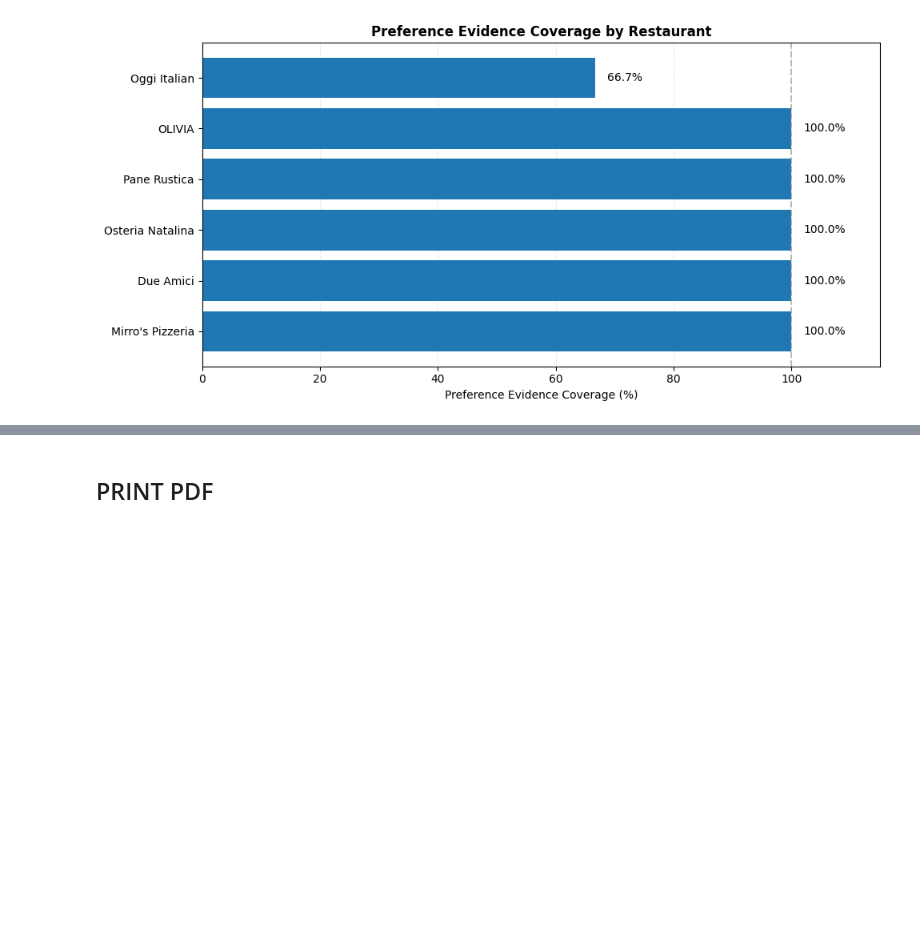
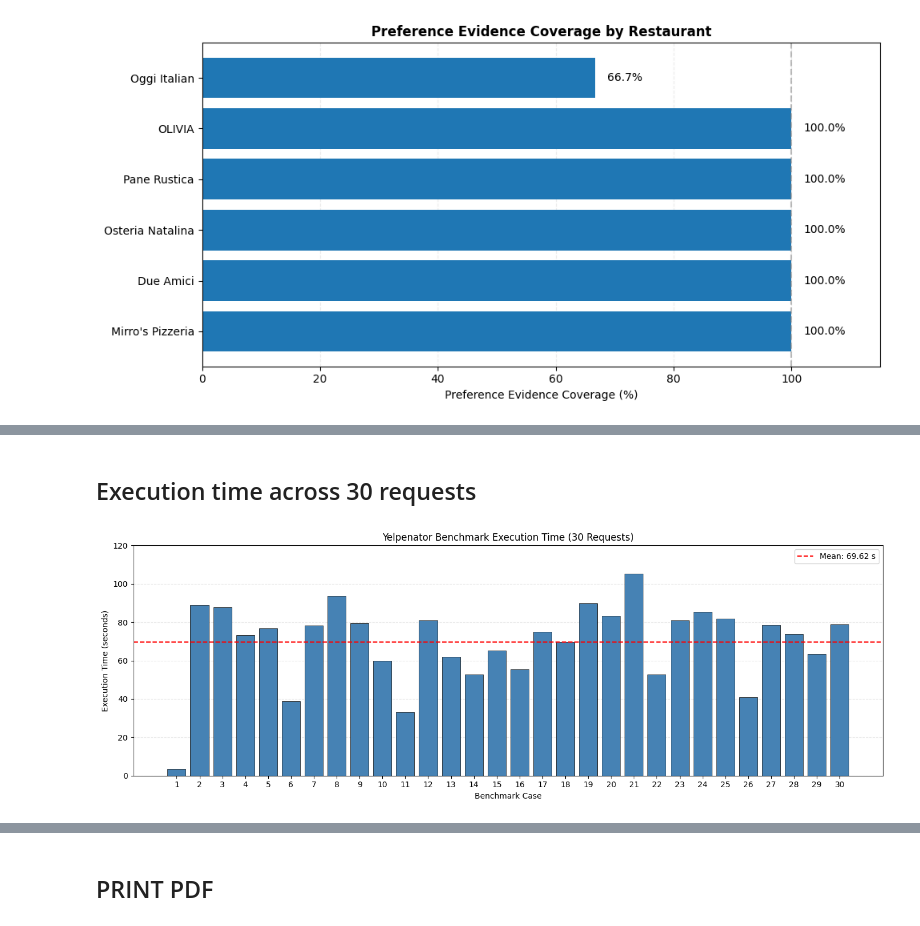
Before and after one commit to behar43/CAP6938_AI_Knowledge_Systems_Final_Project, a Jupyter notebook: tester_Ben_Prishtina.ipynb, the cells around one changed output, grey strips where cells are left out. Saved outputs shown, nothing was run; the diff lists cells and outputs as text; code cells hidden in the pictures; blank space fills up the shorter version.

```diff
--- a/tester_Ben_Prishtina.ipynb
+++ b/tester_Ben_Prishtina.ipynb
@@ -2195,0 +5243,37 @@ plt.show()
+# %% [markdown]
+## Execution time across 30 requests
+# %%
+import matplotlib.pyplot as plt
+
+fig, ax = plt.subplots(figsize=(14, 5))
+
+ax.bar(
+    benchmark_df["Case"],
+    benchmark_df["Runtime (s)"],
+    color="steelblue",
+    edgecolor="black",
+    linewidth=0.5
+)
+
+ax.axhline(
+    benchmark_df["Runtime (s)"].mean(),
+    color="red",
+    linestyle="--",
+    label=f'Mean: {benchmark_df["Runtime (s)"].mean():.2f} s'
+)
+
+ax.set_title("Yelpenator Benchmark Execution Time (30 Requests)")
+ax.set_xlabel("Benchmark Case")
+ax.set_ylabel("Execution Time (seconds)")
+ax.set_xticks(range(1, 31))
+ax.set_ylim(0, 120)
+
+ax.grid(axis="y", linestyle="--", alpha=0.3)
+ax.set_axisbelow(True)
+ax.legend()
+
+plt.tight_layout()
+plt.savefig("benchmark_30_execution_time.png", dpi=300)
+plt.show()
+# %% [output]
+[figure, added]
```
Also changed, not shown: parts of 68 cells of this notebook, 4 other files.
